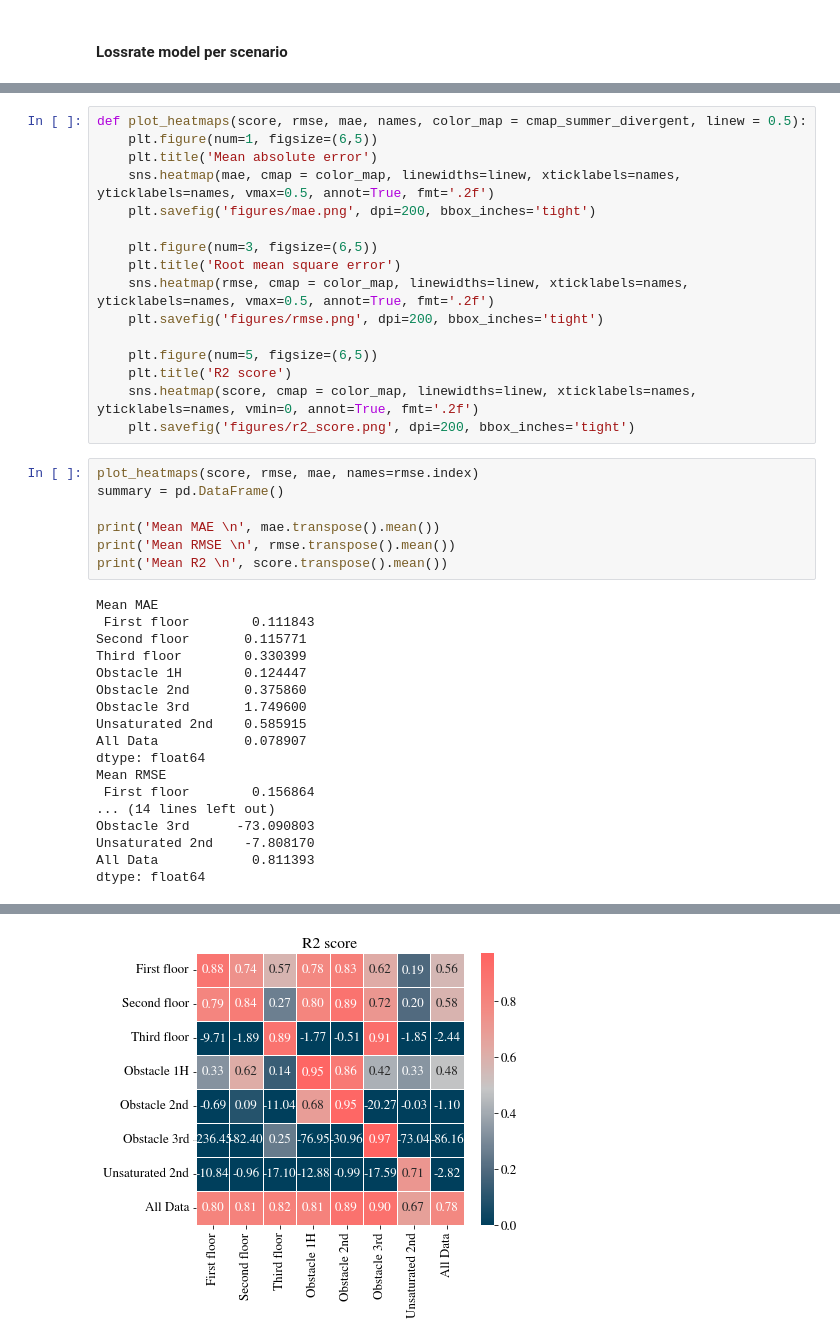
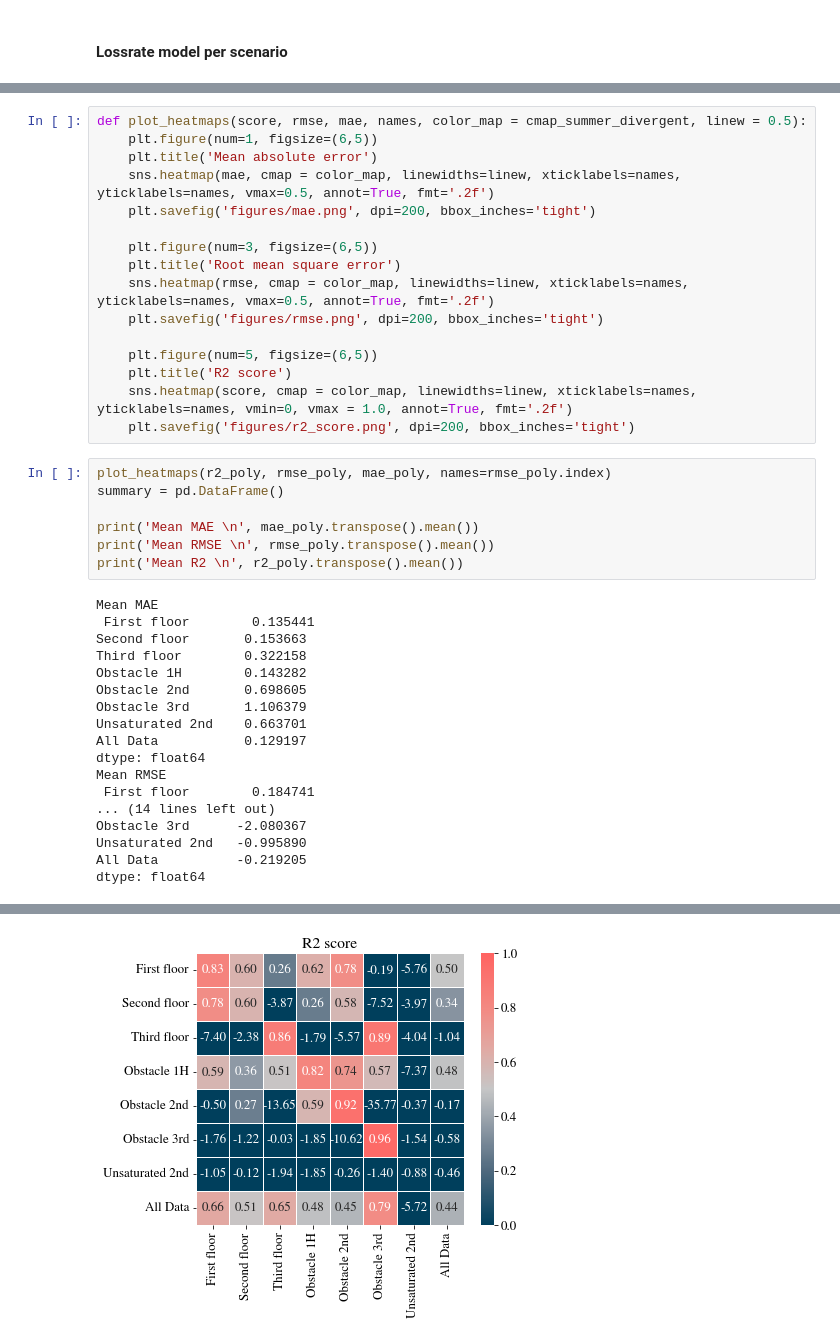
Before and after one commit to marija-stojanova/wifi-ml-complete, a Jupyter notebook: complete_model.ipynb, the cells around one changed output, grey strips where cells are left out. Cells and saved outputs as stored; diff of their text form.

```diff
--- a/complete_model.ipynb
+++ b/complete_model.ipynb
@@ -593,30 +613,30 @@ def plot_heatmaps(score, rmse, mae, names, color_map = cmap_summer_divergent, li
 
     plt.figure(num=5, figsize=(6,5))
     plt.title('R2 score')
-    sns.heatmap(score, cmap = color_map, linewidths=linew, xticklabels=names, yticklabels=names, vmin=0, annot=True, fmt='.2f')
+    sns.heatmap(score, cmap = color_map, linewidths=linew, xticklabels=names, yticklabels=names, vmin=0, vmax = 1.0, annot=True, fmt='.2f')
     plt.savefig('figures/r2_score.png', dpi=200, bbox_inches='tight')
 # %%
-plot_heatmaps(score, rmse, mae, names=rmse.index)
+plot_heatmaps(r2_poly, rmse_poly, mae_poly, names=rmse_poly.index)
 summary = pd.DataFrame()
 
-print('Mean MAE \n', mae.transpose().mean())
-print('Mean RMSE \n', rmse.transpose().mean())
-print('Mean R2 \n', score.transpose().mean())
+print('Mean MAE \n', mae_poly.transpose().mean())
+print('Mean RMSE \n', rmse_poly.transpose().mean())
+print('Mean R2 \n', r2_poly.transpose().mean())
 # %% [output]
 Mean MAE
- First floor        0.111843
-Second floor       0.115771
-Third floor        0.330399
-Obstacle 1H        0.124447
-Obstacle 2nd       0.375860
-Obstacle 3rd       1.749600
-Unsaturated 2nd    0.585915
-All Data           0.078907
+ First floor        0.135441
+Second floor       0.153663
+Third floor        0.322158
+Obstacle 1H        0.143282
+Obstacle 2nd       0.698605
+Obstacle 3rd       1.106379
+Unsaturated 2nd    0.663701
+All Data           0.129197
 dtype: float64
 Mean RMSE
- First floor        0.156864
+ First floor        0.184741
 ... (14 lines left out)
-Obstacle 3rd      -73.090803
-Unsaturated 2nd    -7.808170
-All Data            0.811393
+Obstacle 3rd      -2.080367
+Unsaturated 2nd   -0.995890
+All Data          -0.219205
 dtype: float64
@@ -625 +645 @@ dtype: float64
-[figure, old version]
+[figure, new version]
```
Also changed, not shown: parts of 44 cells of this notebook, 6 other files.
